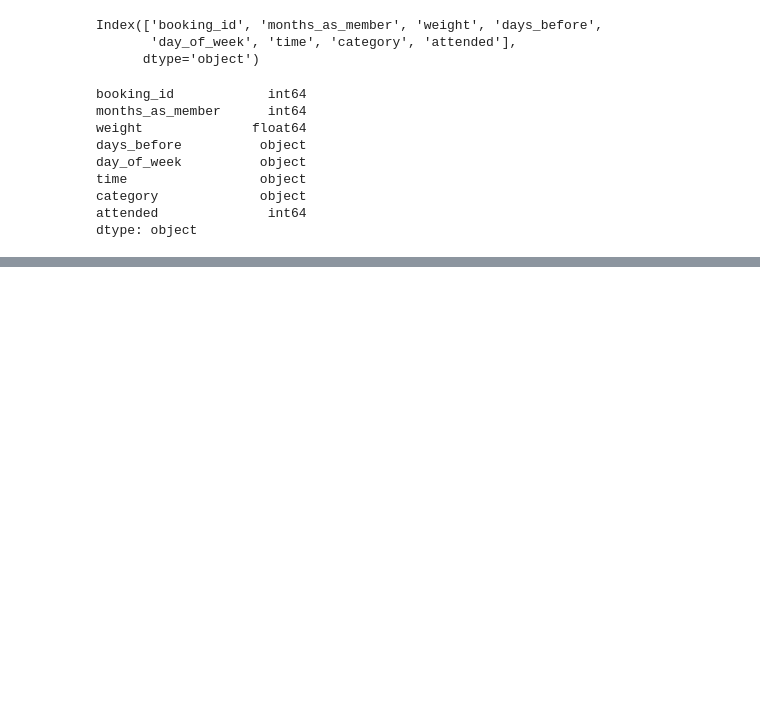
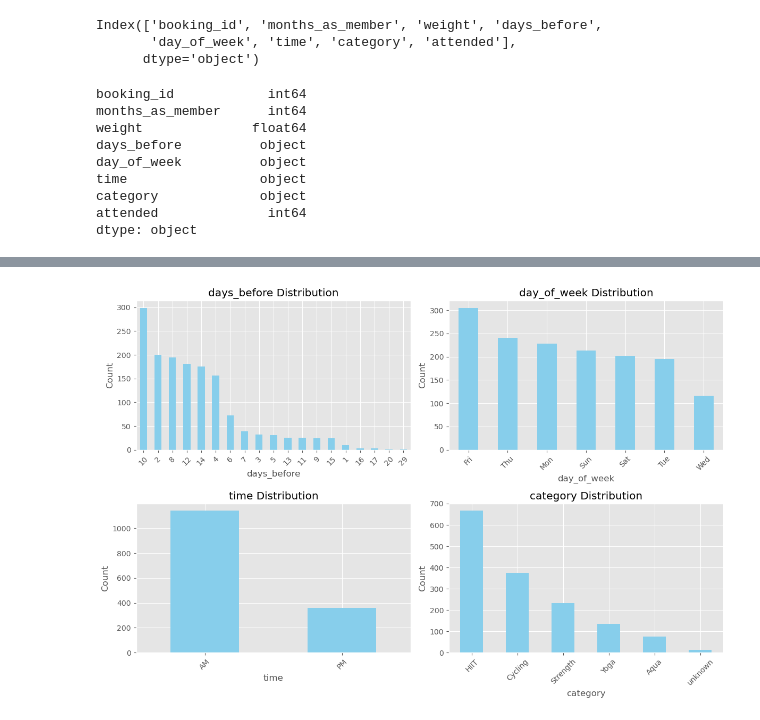
Before and after one commit to LoveRedemption/Fitness-class, a Jupyter notebook: Fitness Class EdA.ipynb, the cells around one changed output, grey strips where cells are left out. Drawn from its saved outputs; the diff is of its cells as text; code cells hidden in the pictures; blank space fills up the shorter version.

```diff
--- a/Fitness Class EdA.ipynb
+++ b/Fitness Class EdA.ipynb
@@ -81,0 +273,33 @@ dtype: object
+# %%
+# Select the categorical columns for the subplot
+categorical_columns = ['days_before', 'day_of_week', 'time', 'category']
+
+# Define the number of rows and columns for the subplot
+num_rows = 2
+num_cols = 2
+
+# Create a subplot
+fig, axes = plt.subplots(num_rows, num_cols, figsize=(12, 8))
+
+# Flatten the 2D axes array for easier indexing
+axes = axes.flatten()
+
+# Loop through the categorical columns and plot them
+for i, col in enumerate(categorical_columns):
+    ax = axes[i]
+    value_counts = df[col].value_counts()
+    value_counts.plot(kind='bar', ax=ax, color='skyblue')
+    ax.set_title(f'{col} Distribution')
+    ax.set_xlabel(col)
+    ax.set_ylabel('Count')
+
+    # Rotate x-axis labels
+    ax.tick_params(axis='x', rotation=45)
+
+# Adjust layout
+plt.tight_layout()
+
+# Show the plot
+plt.show()
+# %% [output]
+[figure, added]
```
Also changed, not shown: parts of 16 cells of this notebook, 3 other files.
